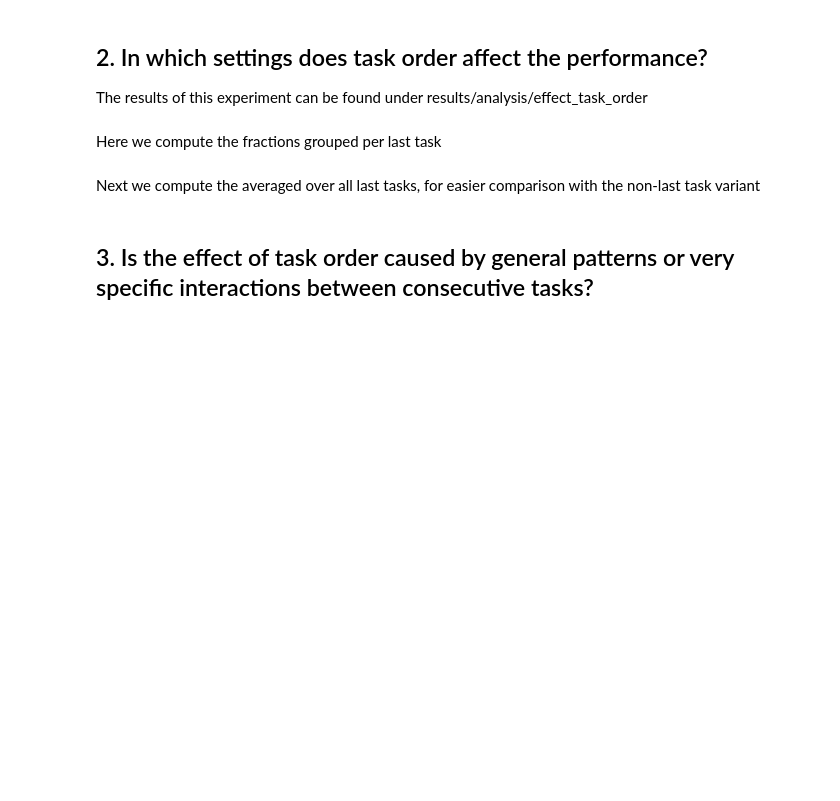
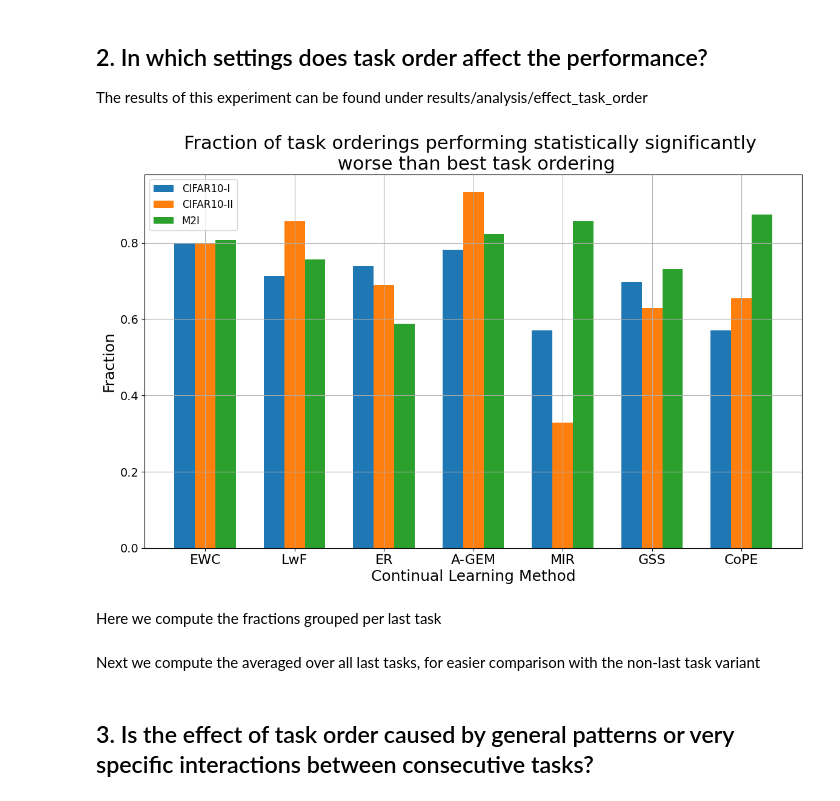
Before and after one commit to CoenSchouten01/Effect-of-task-order-in-online-class-incremental-learning, a Jupyter notebook: experiments_analysis.ipynb, the cells around one changed output. Saved outputs shown, nothing was run; the diff lists cells and outputs as text; code cells hidden in the pictures; blank space fills up the shorter version.

```diff
--- a/experiments_analysis.ipynb
+++ b/experiments_analysis.ipynb
@@ -353,6 +353,44 @@ for dataset in datasets:
         df_data.append({"Dataset": dataset, "Strategy": strategy, "Count significant": count_significant,  "Fraction significant" : count_significant/count})
 df = pd.DataFrame(df_data).round(3)
 df.to_csv("results/analysis/effect_task_order/best_vs_rest.csv", index=False)
+# %%
+# Load the data from CSV
+data = pd.read_csv('results/analysis/effect_task_order/best_vs_rest.csv')
+
+# Extract unique strategies and datasets
+strategies_unique = data['Strategy'].unique()
+datasets_unique = data['Dataset'].unique()
+
+# Define plot parameters
+bar_width = 0.35
+group_gap = 1.5 * bar_width  # The gap between groups
+
+# Set the positions for the bars, including the gap
+index_with_gap = np.arange(0, len(strategies_unique) * (1 + group_gap), 1 + group_gap)
+
+# Plotting
+fig, ax = plt.subplots(figsize=(14, 8))
+
+for i, dataset in enumerate(datasets_unique):
+    # Filter the data for each dataset
+    dataset_fractions = data[data['Dataset'] == dataset]['Fraction significant'].values
+
+    # Plot the bars with adjusted positions
+    ax.bar(index_with_gap + i * bar_width, dataset_fractions, bar_width, label=dataset_to_name[dataset])
+
+# Labels and title
+ax.set_xlabel('Continual Learning Method', fontsize=18)
+ax.set_ylabel('Fraction', fontsize=18)
+ax.set_title('Fraction of task orderings performing statistically significantly \n worse than the best task ordering', fontsize=22)
+ax.set_xticks(index_with_gap + bar_width * (len(datasets_unique) - 1) / 2)
+ax.set_xticklabels([strategy_to_name[strat] for strat in strategies_unique], fontsize=16)
+ax.legend(fontsize=14)
+plt.yticks(fontsize=14)
+# Show the plot
+plt.grid()
+plt.show()
+# %% [output]
+[figure, added]
 # %% [markdown]
 Here we compute the fractions grouped per last task
 # %%
```
Also changed, not shown: parts of 2 cells of this notebook.
